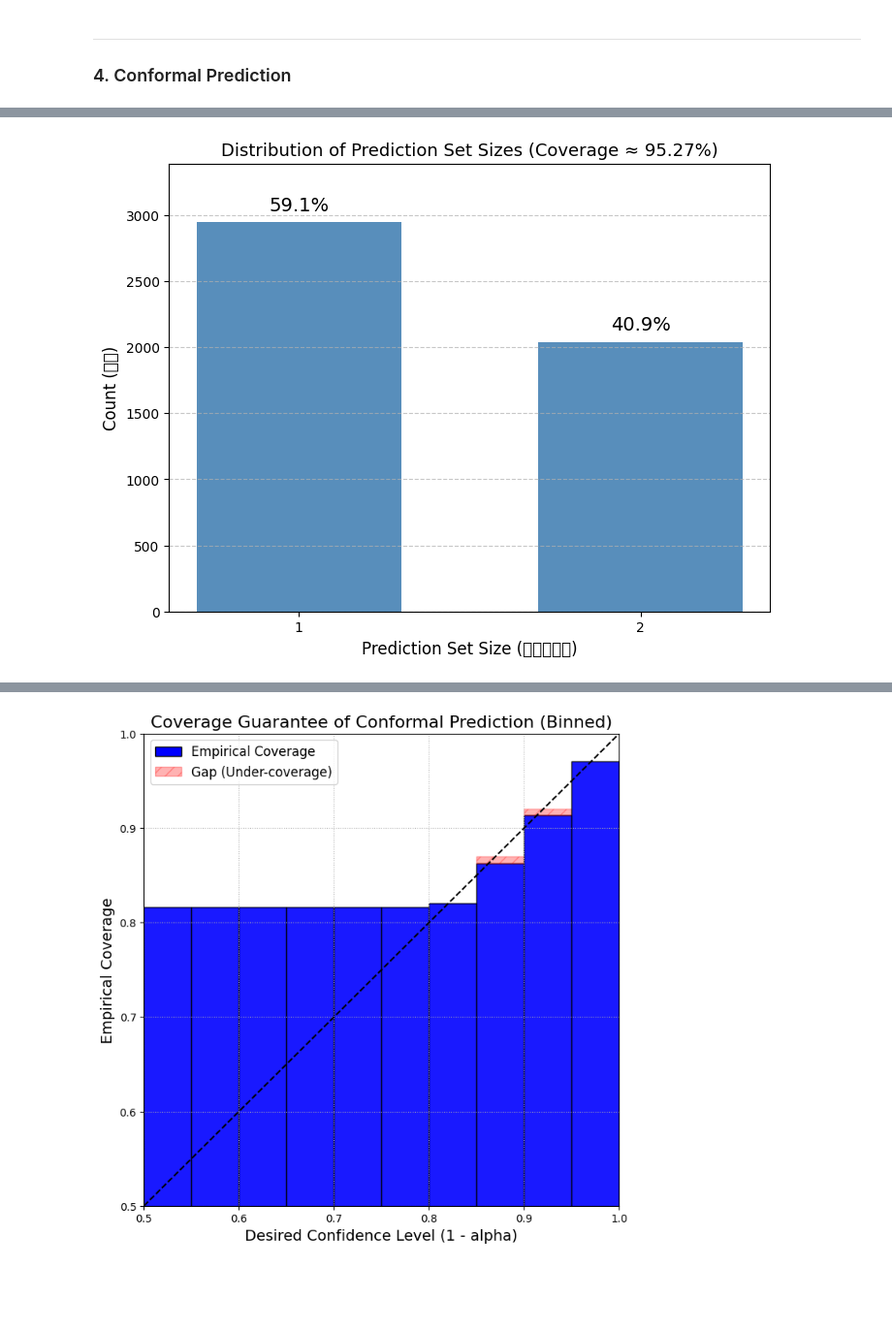
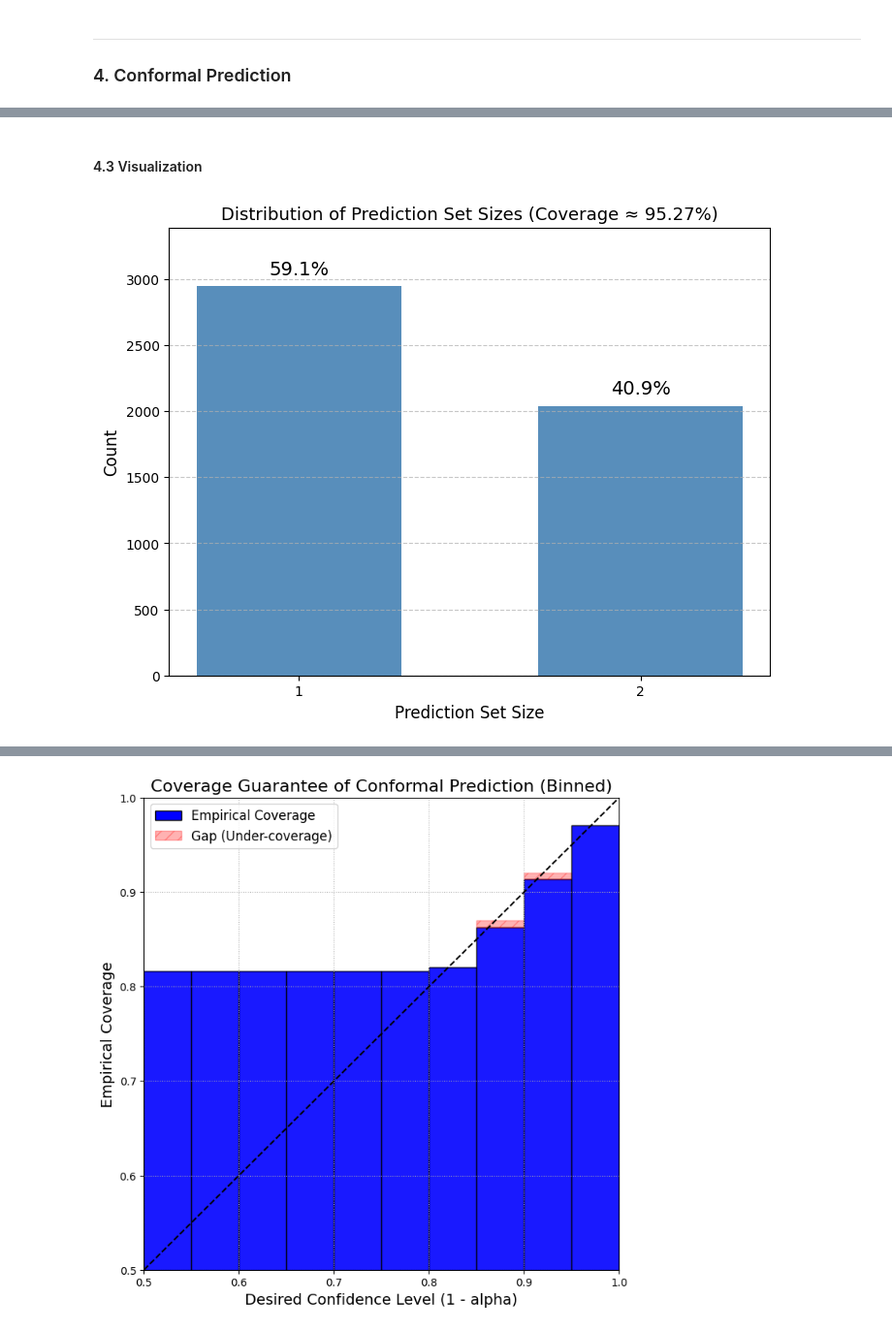
Before and after one commit to YoloYao/Uncertainty-Sentiment-Analysis, a Jupyter notebook: notebooks/2_uncertainty_quantification.ipynb, the cells around one changed output, grey strips where cells are left out. Shown at 97% size. Saved outputs shown, nothing was run; the diff lists cells and outputs as text; code cells hidden in the pictures; blank space fills up the shorter version.

```diff
--- a/notebooks/2_uncertainty_quantification.ipynb
+++ b/notebooks/2_uncertainty_quantification.ipynb
@@ -704,55 +361,49 @@ UQ parameters have been successfully updated.
+# %% [markdown]
+#### 4.3 Visualization
 # %%
 import matplotlib.pyplot as plt
 import pandas as pd
 
-
-# --- 确保 prediction_sets 和 coverage 变量已经从之前的单元格计算得出 ---
-
-# 1. 计算每个预测集的大小
+# 1. Calculate the size of each prediction set
 set_sizes = [len(s) for s in prediction_sets]
 
-# 2. 统计不同大小的预测集的数量
+# 2. Count the number of prediction sets of different sizes
 size_counts = pd.Series(set_sizes).value_counts().sort_index()
 
-# --- 3. 开始绘图 (再次优化版) ---
+# 3. Start drawing
 plt.figure(figsize=(8, 6))
 
 bars = plt.bar(
     size_counts.index,
     size_counts.values,
     color='steelblue',
     width=0.6,
     alpha=0.9
 )
 
-plt.xlabel("Prediction Set Size (预测集大小)", fontsize=12)
-plt.ylabel("Count (数量)", fontsize=12)
+plt.xlabel("Prediction Set Size", fontsize=12)
+plt.ylabel("Count", fontsize=12)
 plt.title(f"Distribution of Prediction Set Sizes (Coverage ≈ {coverage:.2%})", fontsize=13)
 plt.grid(axis='y', linestyle='--', alpha=0.7)
 
-# --- 修改一：移除了 plt.box(False) 这一行，以保留完整的边框 ---
-
-# 解决数字被遮挡的问题
 total_samples = len(set_sizes)
 y_max = size_counts.max()
 plt.ylim(0, y_max * 1.15)
 
-# 在每个柱子上方显示百分比
+# Display percentage above each column
 for bar in bars:
     height = bar.get_height()
     percentage = f"{(height / total_samples) * 100:.1f}%"
     plt.text(
         bar.get_x() + bar.get_width() / 2.0,
         height + (y_max * 0.02),
         percentage,
         ha='center',
         va='bottom',
         fontsize=14
-        # --- 修改二：移除了 fontweight='bold' 这个参数 ---
     )
 
 plt.xticks(size_counts.index)
-
 plt.show()
 # %% [output]
-[figure, old version]
+[figure, new version]
```
Also changed, not shown: parts of 29 cells of this notebook, 2 other files.
